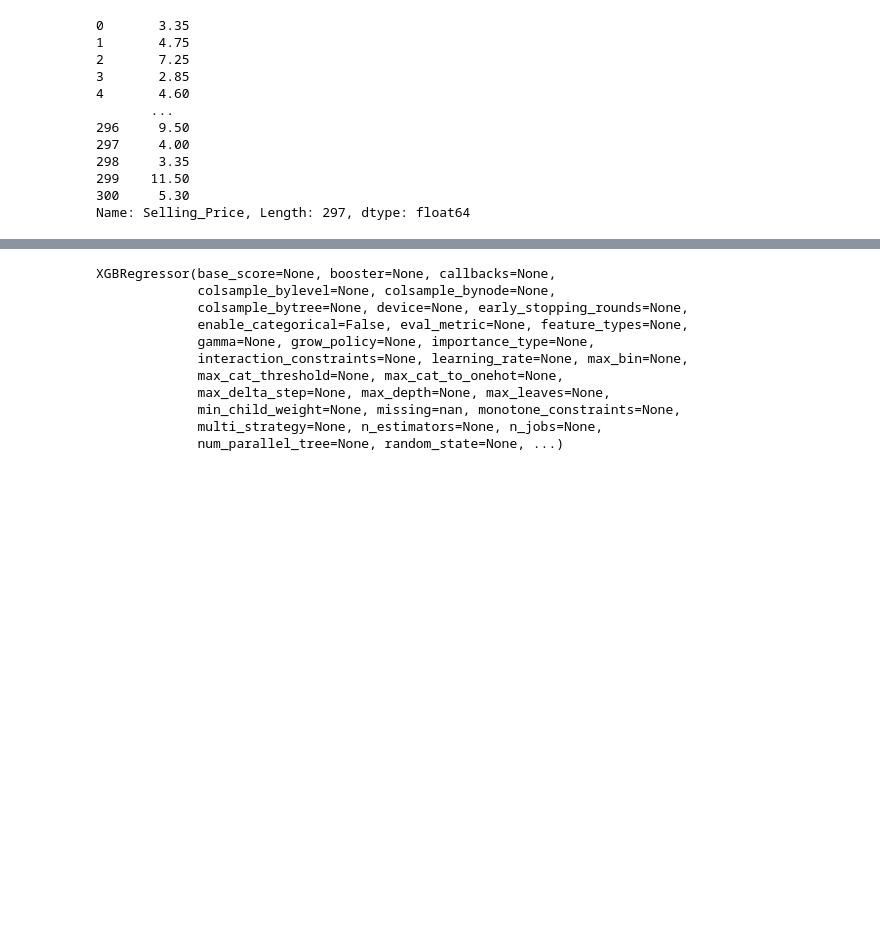
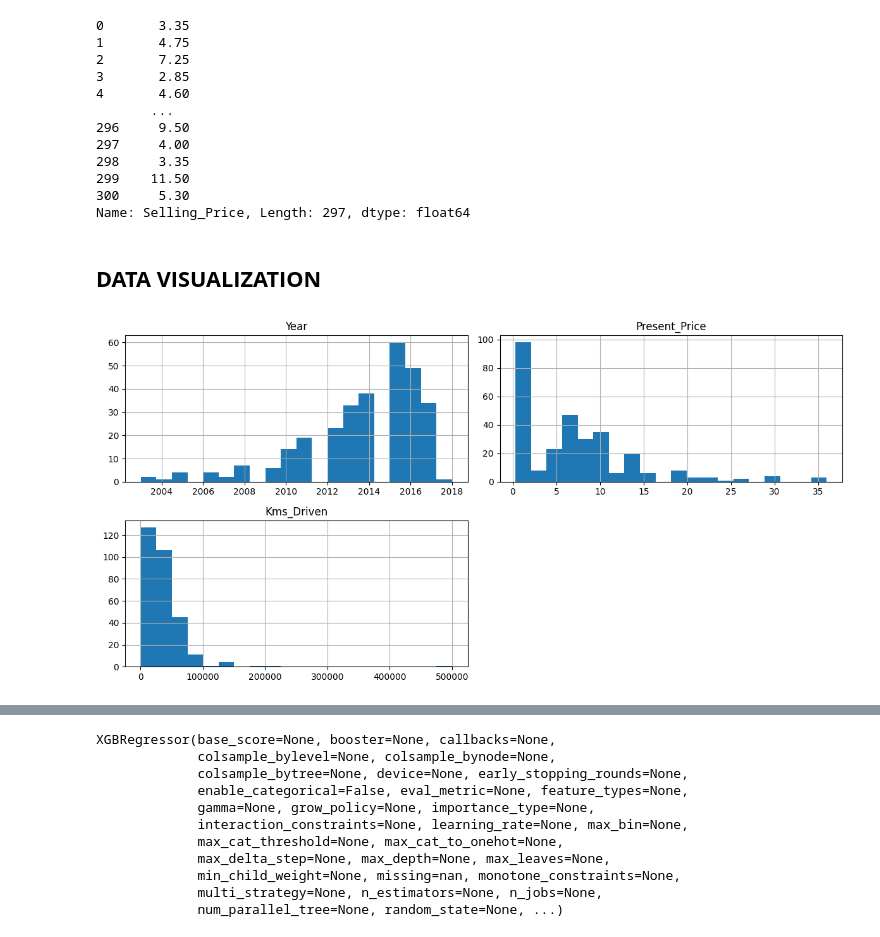
Before and after one commit to RishiAbinandhan/CAR-PRICE-PREDICTION, a Jupyter notebook: CAR_PRICE_PREDICTION.ipynb, the cells around one changed output, grey strips where cells are left out. Drawn from its saved outputs; the diff is of its cells as text; code cells hidden in the pictures; blank space fills up the shorter version.

```diff
--- a/CAR_PRICE_PREDICTION.ipynb
+++ b/CAR_PRICE_PREDICTION.ipynb
@@ -201,3 +241,15 @@ y
 299    11.50
 300     5.30
 Name: Selling_Price, Length: 297, dtype: float64
+# %% [markdown]
+## **DATA VISUALIZATION**
+# %%
+#Histograms
+dataset[['Year','Present_Price','Kms_Driven']].hist(figsize=(12,6),bins=20)
+plt.tight_layout()
+plt.xlabel('Value')
+plt.ylabel('Frequency')
+plt.title('Histograms of Numeric Features')
+plt.show()
+# %% [output]
+[figure, added]
```
Also changed, not shown: parts of 80 cells of this notebook.
